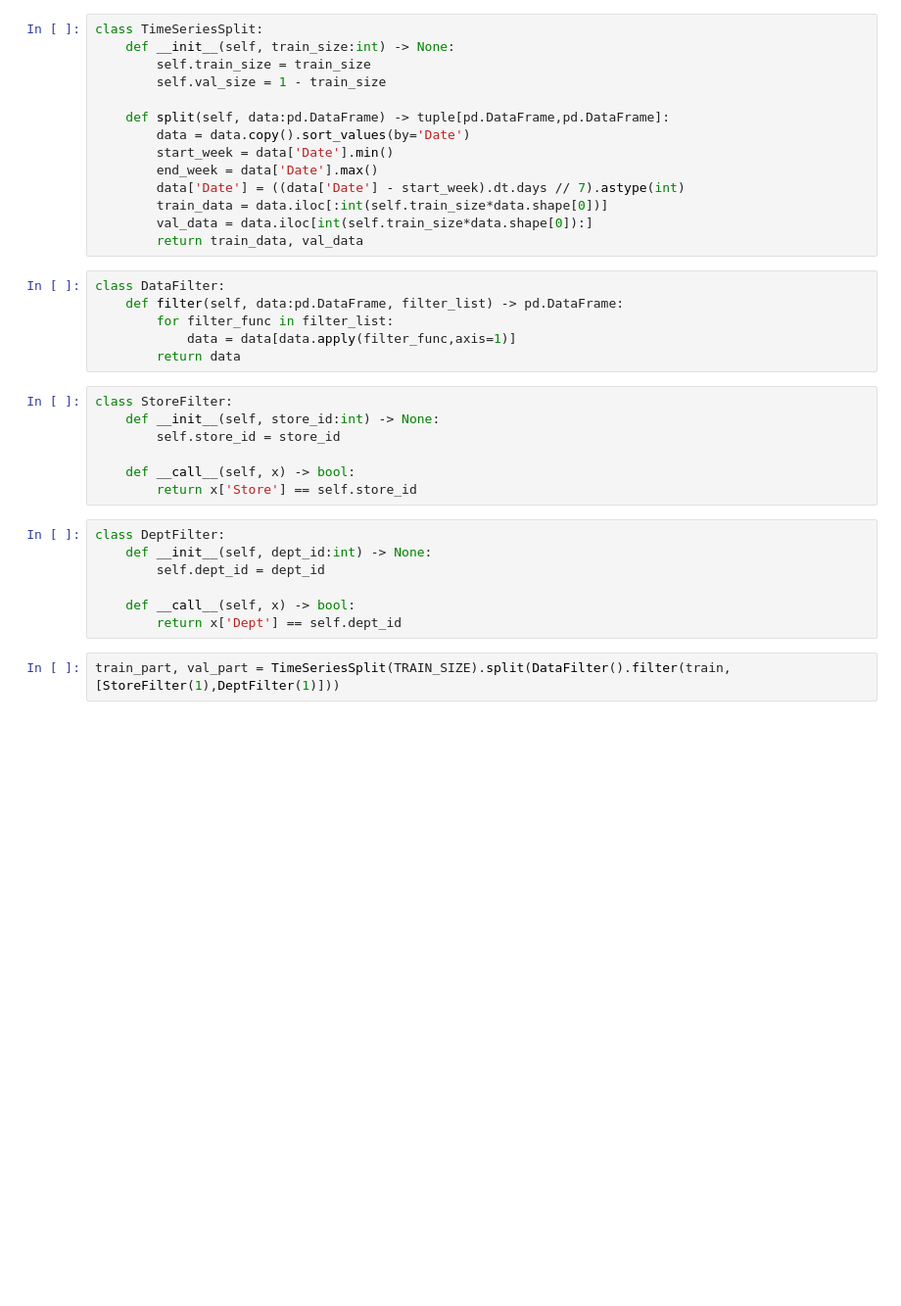
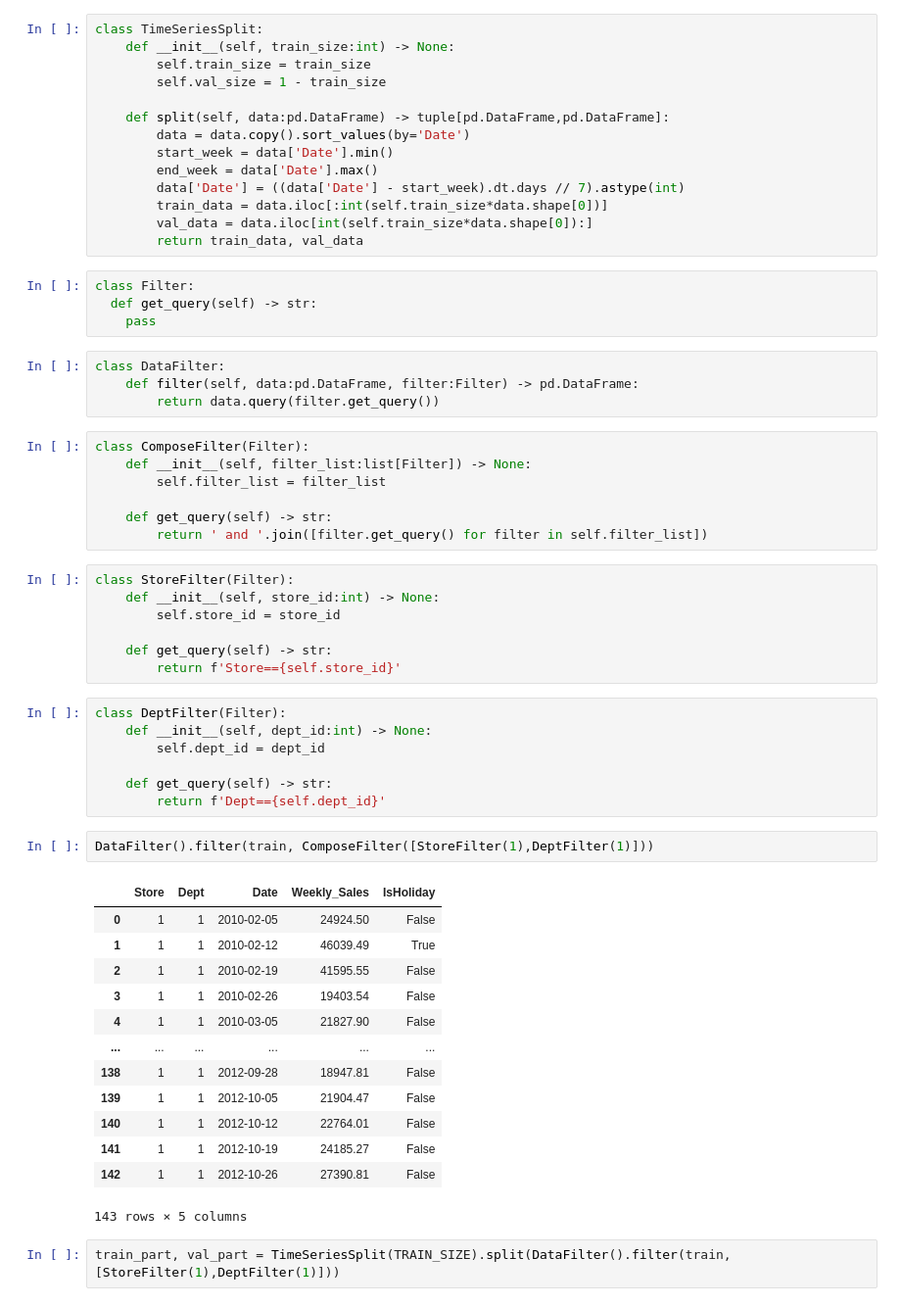
Before and after one commit to azhgh22/Walmart-Recruiting-Store-Sales-Forecasting, a Jupyter notebook: notebooks/statistical.ipynb, the cells around one changed output. Shown at 98% size. Cells and saved outputs as stored; diff of their text form; blank space fills up the shorter version.

```diff
--- a/notebooks/statistical.ipynb
+++ b/notebooks/statistical.ipynb
@@ -67,25 +67,50 @@ class TimeSeriesSplit:
         train_data = data.iloc[:int(self.train_size*data.shape[0])]
         val_data = data.iloc[int(self.train_size*data.shape[0]):]
         return train_data, val_data
+# %%
+class Filter:
+  def get_query(self) -> str:
+    pass
 # %%
 class DataFilter:
-    def filter(self, data:pd.DataFrame, filter_list) -> pd.DataFrame:
-        for filter_func in filter_list:
-            data = data[data.apply(filter_func,axis=1)]
-        return data
+    def filter(self, data:pd.DataFrame, filter:Filter) -> pd.DataFrame:
+        return data.query(filter.get_query())
+# %%
+class ComposeFilter(Filter):
+    def __init__(self, filter_list:list[Filter]) -> None:
+        self.filter_list = filter_list
+
+    def get_query(self) -> str:
+        return ' and '.join([filter.get_query() for filter in self.filter_list])
 # %%
-class StoreFilter:
+class StoreFilter(Filter):
     def __init__(self, store_id:int) -> None:
         self.store_id = store_id
 
-    def __call__(self, x) -> bool:
-        return x['Store'] == self.store_id
+    def get_query(self) -> str:
+        return f'Store=={self.store_id}'
 # %%
-class DeptFilter:
+class DeptFilter(Filter):
     def __init__(self, dept_id:int) -> None:
         self.dept_id = dept_id
 
-    def __call__(self, x) -> bool:
-        return x['Dept'] == self.dept_id
+    def get_query(self) -> str:
+        return f'Dept=={self.dept_id}'
+# %%
+DataFilter().filter(train, ComposeFilter([StoreFilter(1),DeptFilter(1)]))
+# %% [output]
+|  | Store | Dept | Date | Weekly_Sales | IsHoliday |
+| 0 | 1 | 1 | 2010-02-05 | 24924.50 | False |
+| 1 | 1 | 1 | 2010-02-12 | 46039.49 | True |
+| 2 | 1 | 1 | 2010-02-19 | 41595.55 | False |
+| 3 | 1 | 1 | 2010-02-26 | 19403.54 | False |
+| 4 | 1 | 1 | 2010-03-05 | 21827.90 | False |
+| ... | ... | ... | ... | ... | ... |
+| 138 | 1 | 1 | 2012-09-28 | 18947.81 | False |
+| 139 | 1 | 1 | 2012-10-05 | 21904.47 | False |
+| 140 | 1 | 1 | 2012-10-12 | 22764.01 | False |
+| 141 | 1 | 1 | 2012-10-19 | 24185.27 | False |
+| 142 | 1 | 1 | 2012-10-26 | 27390.81 | False |
+143 rows × 5 columns
 # %%
 train_part, val_part = TimeSeriesSplit(TRAIN_SIZE).split(DataFilter().filter(train, [StoreFilter(1),DeptFilter(1)]))
```
Also changed, not shown: parts of 13 cells of this notebook.
